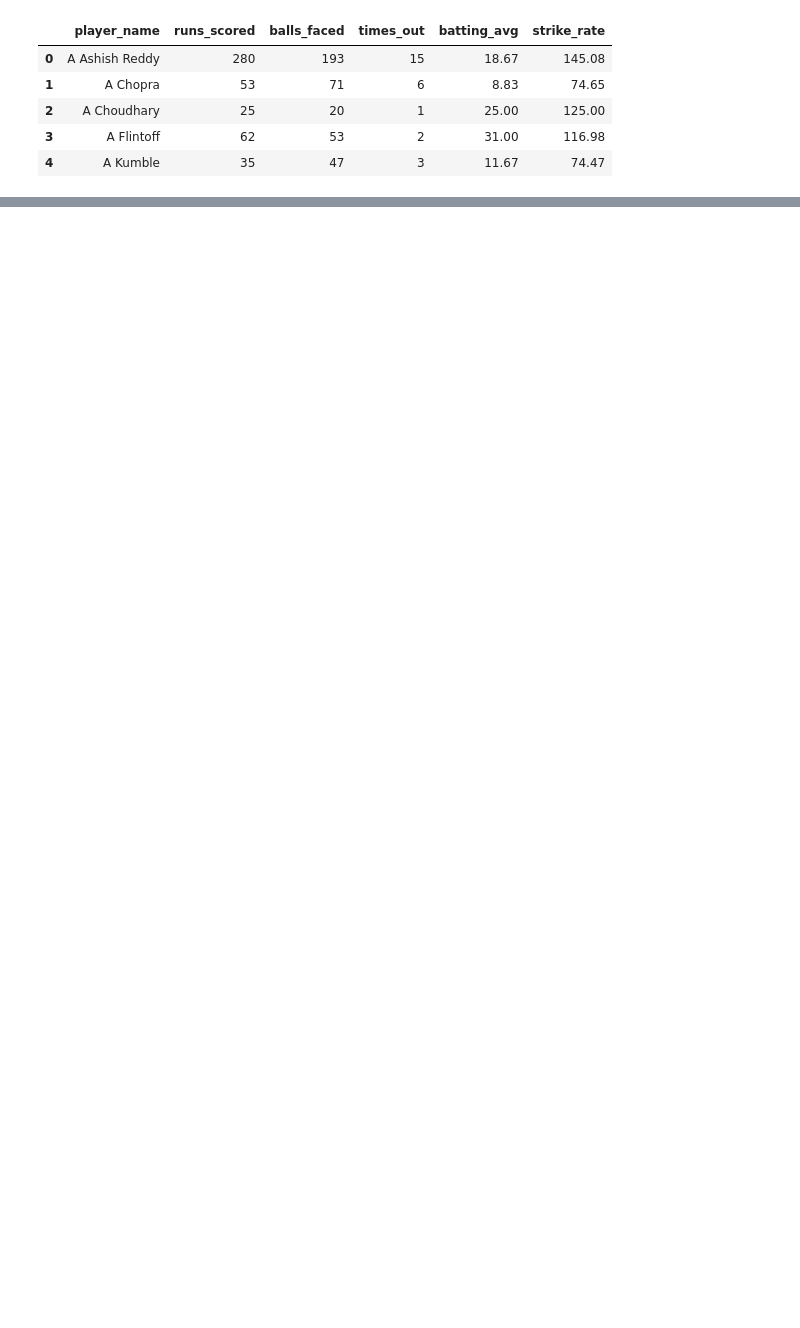
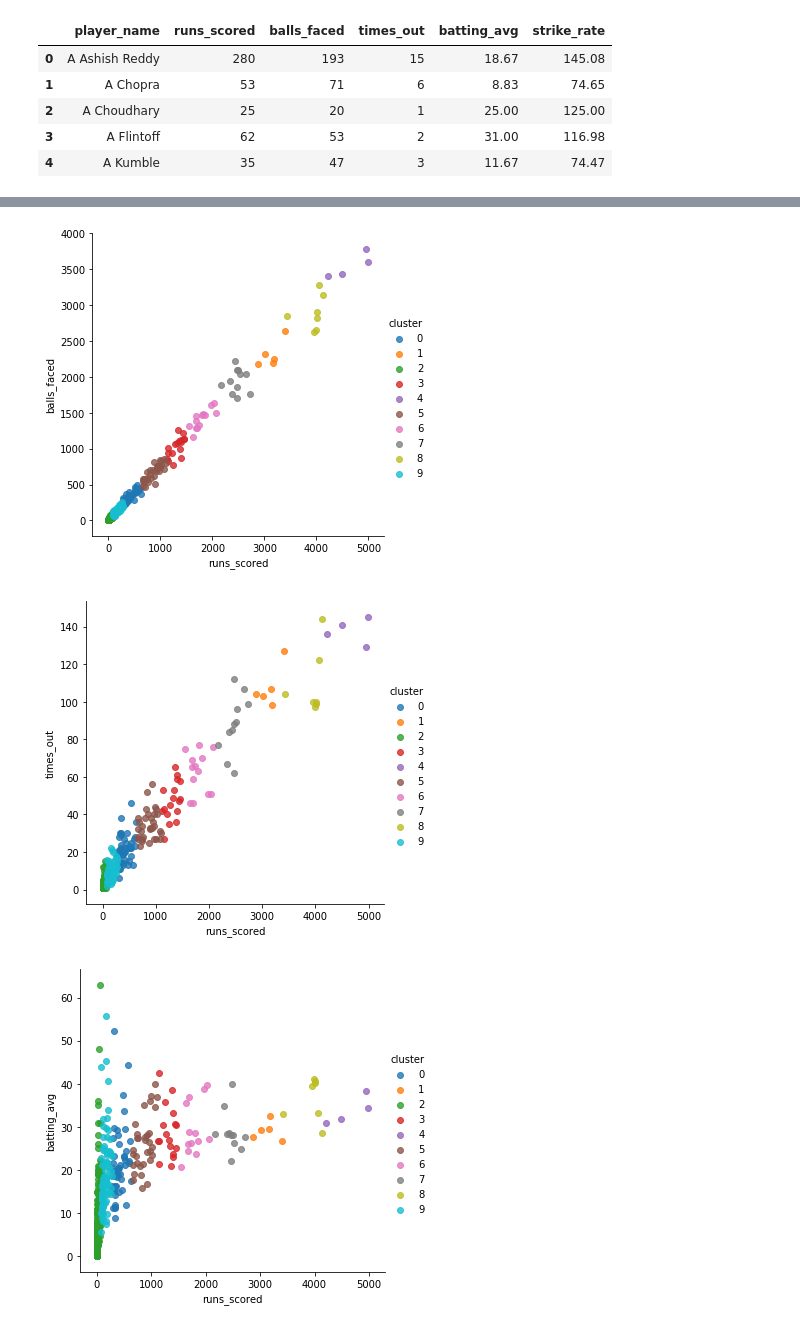
Before and after one commit to gajendraks/Zenith_DataAnalytics_Project, a Jupyter notebook: Clustering/Clustering.ipynb, the cells around one changed output, grey strips where cells are left out. Cells and saved outputs as stored; diff of their text form; code cells hidden in the pictures; blank space fills up the shorter version.

Commit message:
made clustering graph

```diff
--- a/Clustering/Clustering.ipynb
+++ b/Clustering/Clustering.ipynb
@@ -43,0 +47,9 @@ bowling.head()
+# %%
+facet = sns.lmplot(data=batting, x='runs_scored', y='balls_faced', hue='cluster', fit_reg=False, legend=True, legend_out=True)
+facet = sns.lmplot(data=batting, x='runs_scored', y='times_out', hue='cluster', fit_reg=False, legend=True, legend_out=True)
+facet = sns.lmplot(data=batting, x='runs_scored', y='batting_avg', hue='cluster', fit_reg=False, legend=True, legend_out=True)
+facet = sns.lmplot(data=batting, x='runs_scored', y='strike_rate', hue='cluster', fit_reg=False, legend=True, legend_out=True)
+# %% [output]
+[figure, added]
+[figure, added]
+[figure, added]
```
Also changed, not shown: parts of 8 cells of this notebook.
